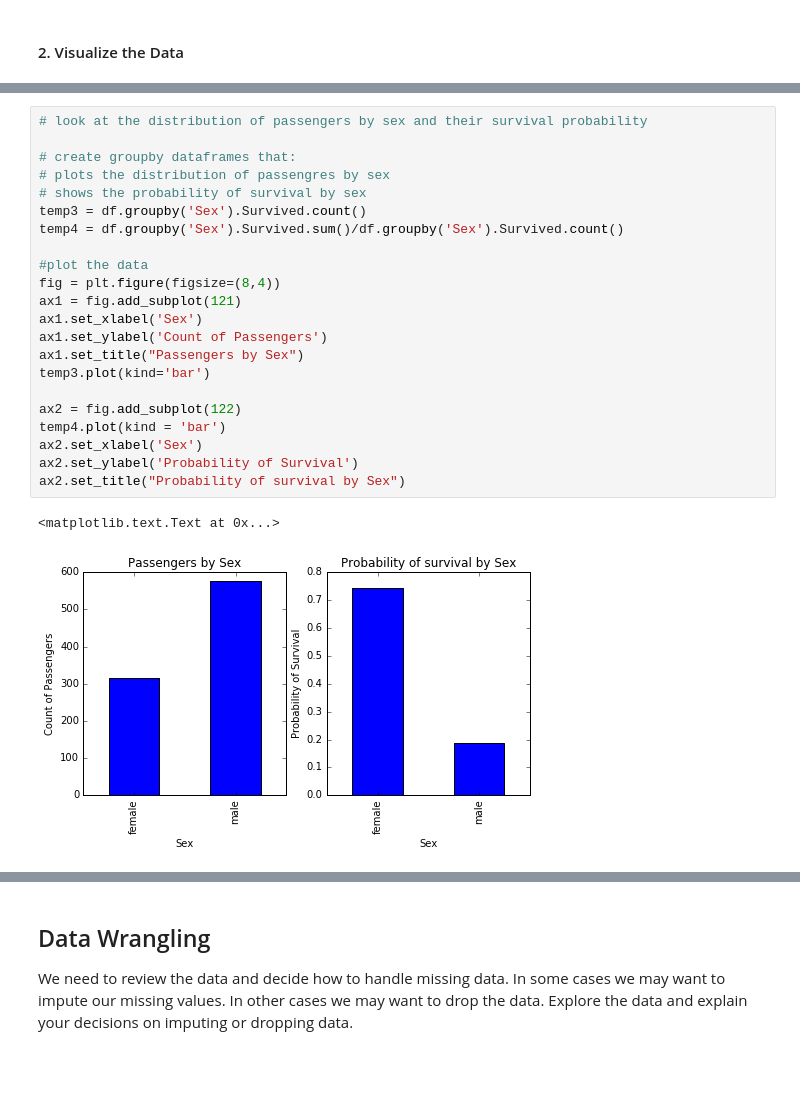
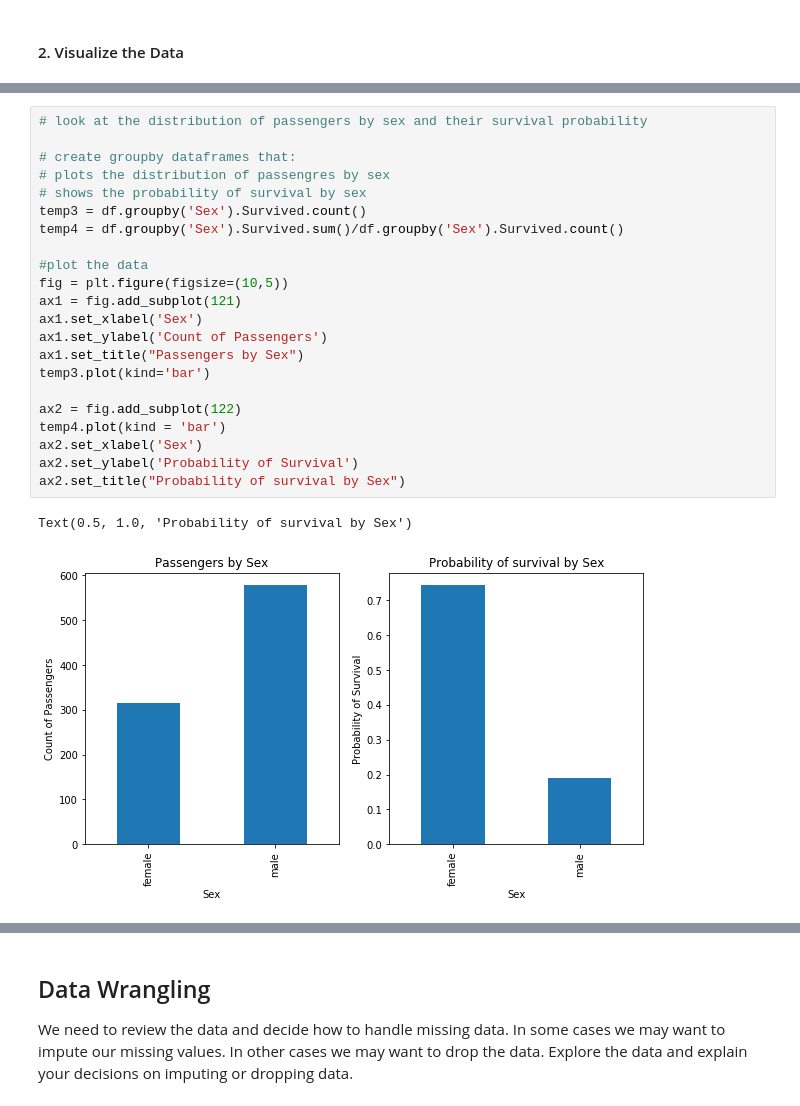
Before and after one commit to georgetown-analytics/XBUS-503-01.Data_Ingestion_and_Wrangling, a Jupyter notebook: titanic/additional_wrangling_solution.ipynb, the cells around one changed output, grey strips where cells are left out. Drawn from its saved outputs; the diff is of its cells as text; blank space fills up the shorter version.

Commit message:
Update titanic tutorials in the solutions branch
- Fixed broken links
- Replaced deprecated methods and modules
- Adjusted plot layout

```diff
--- a/titanic/additional_wrangling_solution.ipynb
+++ b/titanic/additional_wrangling_solution.ipynb
@@ -228,28 +190,28 @@ ax2.set_title("Probability of survival by class")
 # %%
 # look at the distribution of passengers by sex and their survival probability
 
 # create groupby dataframes that:
 # plots the distribution of passengres by sex
 # shows the probability of survival by sex
 temp3 = df.groupby('Sex').Survived.count()
 temp4 = df.groupby('Sex').Survived.sum()/df.groupby('Sex').Survived.count()
 
 #plot the data
-fig = plt.figure(figsize=(8,4))
+fig = plt.figure(figsize=(10,5))
 ax1 = fig.add_subplot(121)
 ax1.set_xlabel('Sex')
 ax1.set_ylabel('Count of Passengers')
 ax1.set_title("Passengers by Sex")
 temp3.plot(kind='bar')
 
 ax2 = fig.add_subplot(122)
 temp4.plot(kind = 'bar')
 ax2.set_xlabel('Sex')
 ax2.set_ylabel('Probability of Survival')
 ax2.set_title("Probability of survival by Sex")
 # %% [output]
-<matplotlib.text.Text at 0x...>
+Text(0.5, 1.0, 'Probability of survival by Sex')
-[figure, old version]
+[figure, new version]
 # %%
 # look at the distribution of passengers by Port of Embarkation and their survival probability
 
```
Also changed, not shown: parts of 41 cells of this notebook, 2 other files.
